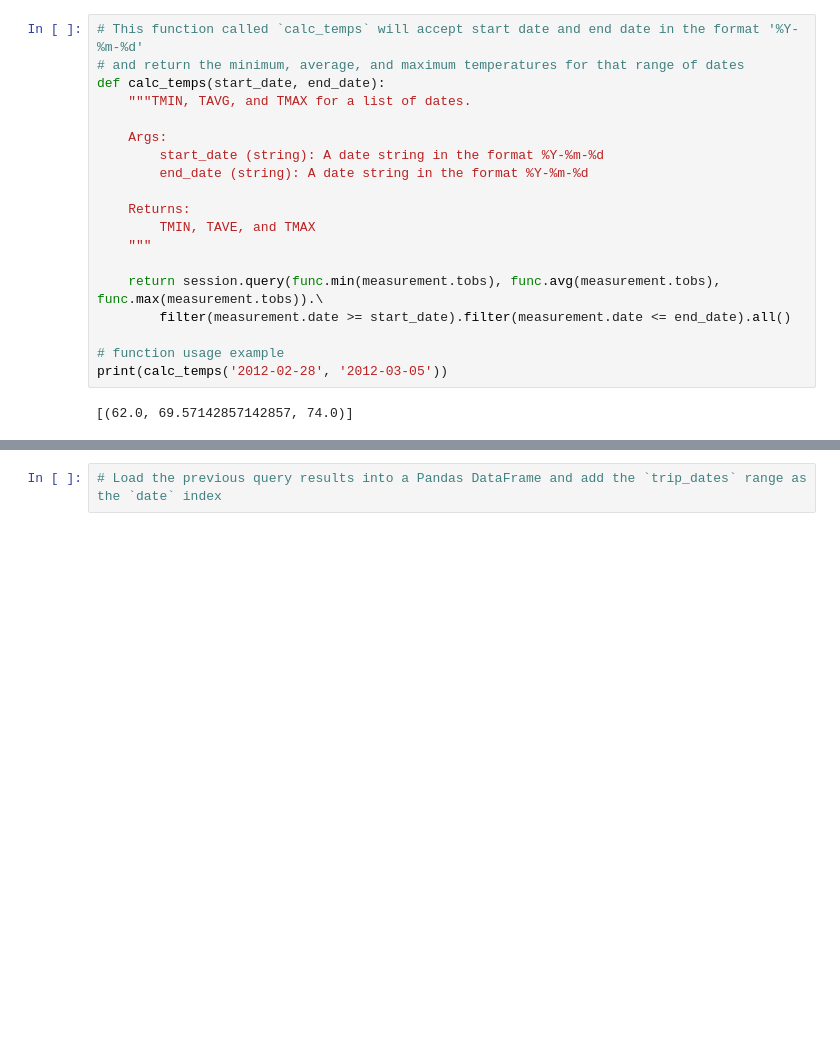
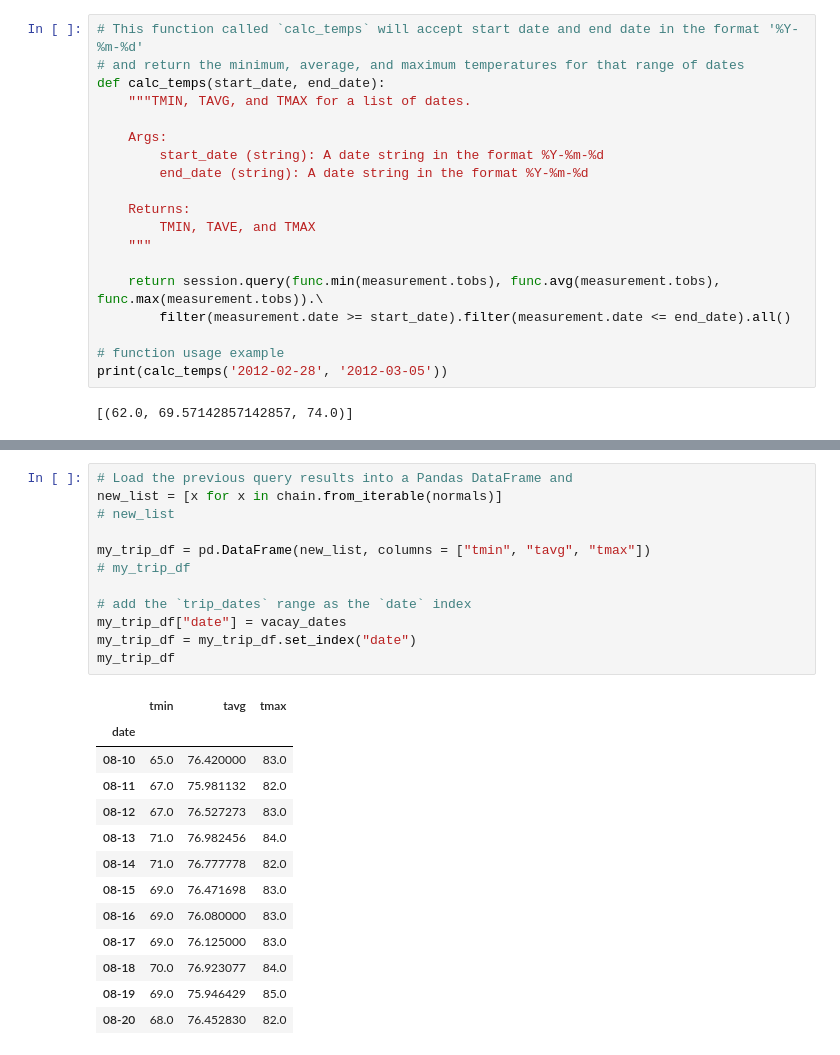
Before and after one commit to CoryOpie/Weather-Data-, a Jupyter notebook: climate_starter.ipynb, the cells around one changed output, grey strips where cells are left out. Saved outputs shown, nothing was run; the diff lists cells and outputs as text; blank space fills up the shorter version.

```diff
--- a/climate_starter.ipynb
+++ b/climate_starter.ipynb
@@ -241,4 +311,28 @@ daily_normals("01-01")
 # %%
-# Load the previous query results into a Pandas DataFrame and add the `trip_dates` range as the `date` index
+# Load the previous query results into a Pandas DataFrame and
+new_list = [x for x in chain.from_iterable(normals)]
+# new_list
+
+my_trip_df = pd.DataFrame(new_list, columns = ["tmin", "tavg", "tmax"])
+# my_trip_df
+
+# add the `trip_dates` range as the `date` index
+my_trip_df["date"] = vacay_dates
+my_trip_df = my_trip_df.set_index("date")
+my_trip_df
+# %% [output]
+|  | tmin | tavg | tmax |
+| date |  |  |  |
+| 08-10 | 65.0 | 76.420000 | 83.0 |
+| 08-11 | 67.0 | 75.981132 | 82.0 |
+| 08-12 | 67.0 | 76.527273 | 83.0 |
+| 08-13 | 71.0 | 76.982456 | 84.0 |
+| 08-14 | 71.0 | 76.777778 | 82.0 |
+| 08-15 | 69.0 | 76.471698 | 83.0 |
+| 08-16 | 69.0 | 76.080000 | 83.0 |
+| 08-17 | 69.0 | 76.125000 | 83.0 |
+| 08-18 | 70.0 | 76.923077 | 84.0 |
+| 08-19 | 69.0 | 75.946429 | 85.0 |
+| 08-20 | 68.0 | 76.452830 | 82.0 |
 # %%
 # Plot the daily normals as an area plot with `stacked=False`
```
Also changed, not shown: parts of 8 cells of this notebook.
